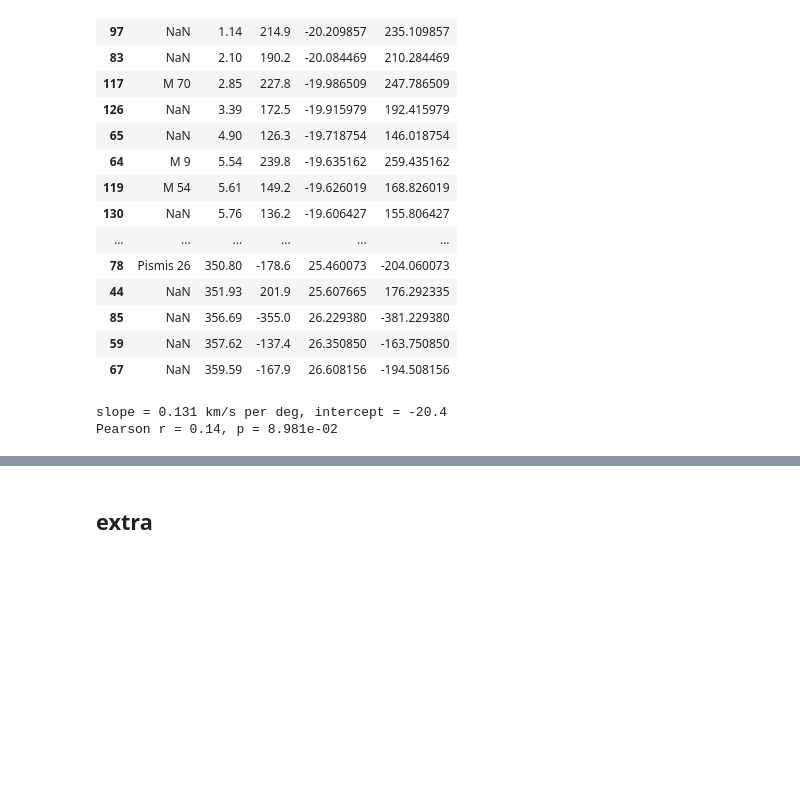
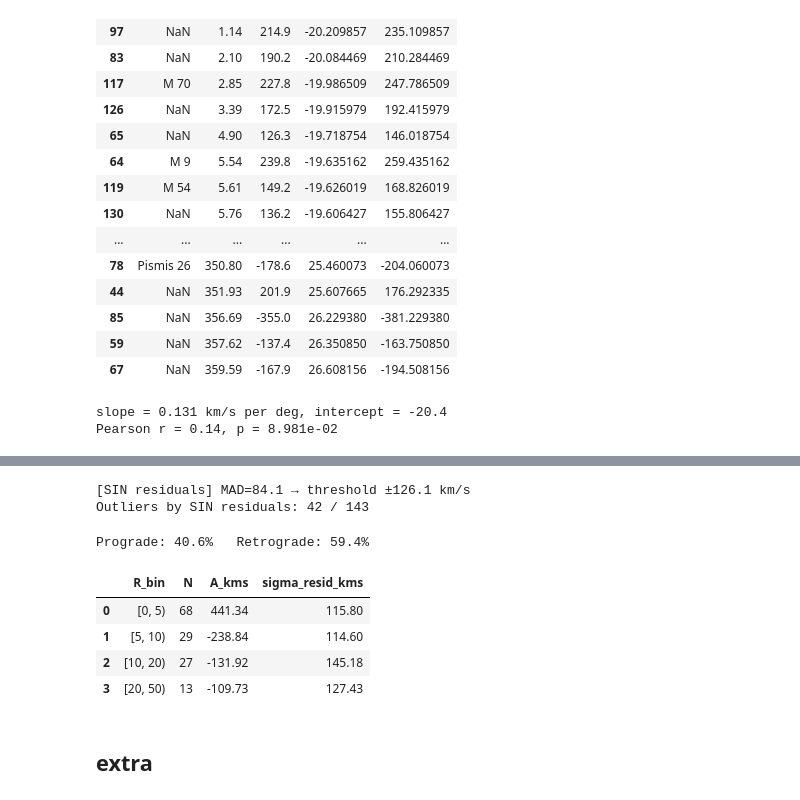
Before and after one commit to sleepdepr1ved/PHYS3116_Team, a Jupyter notebook: main.ipynb, the cells around one changed output, grey strips where cells are left out. Cells and saved outputs as stored; diff of their text form; code cells hidden in the pictures; blank space fills up the shorter version.

```diff
--- a/main.ipynb
+++ b/main.ipynb
@@ -369,3 +455,80 @@ Pearson r = 0.14, p = 8.981e-02
+# %%
+# === Sinusoidal residuals & alternate outlier flag (non-destructive) ===
+
+
+try:
+    v_sin, popt
+except NameError as e:
+    raise RuntimeError("Run the sinusoidal fit cell first to define v_sin and popt=[v0, A, L0].") from e
+
+# Compute sinusoidal residuals
+df_rot["v_fit_sin"] = v_sin(df_rot["L"], *popt)
+df_rot["v_resid_sin"] = df_rot["vel"] - df_rot["v_fit_sin"]
+
+# Robust threshold on SIN residuals (keeps your existing rot_outlier untouched)
+res = df_rot["v_resid_sin"]
+mad = (res - res.median()).abs().median()
+thr_sin = 1.5 * mad if mad > 0 else res.abs().quantile(0.9)
+df_rot["rot_outlier_sin"] = res.abs() > thr_sin
+
+print(f"[SIN residuals] MAD={mad:.1f} → threshold ±{thr_sin:.1f} km/s")
+print(f"Outliers by SIN residuals: {int(df_rot['rot_outlier_sin'].sum())} / {len(df_rot)}")
+
+# Save a separate outlier list for SIN residuals
+cols = [c for c in ["ID","Name","L","R_gc","vel","v_fit_sin","v_resid_sin"] if c in df_rot.columns]
+df_rot.loc[df_rot["rot_outlier_sin"], cols].to_csv(f"{OUT}/rotation_outliers_sin.csv", index=False)
+# %% [output]
+[SIN residuals] MAD=84.1 → threshold ±126.1 km/s
+Outliers by SIN residuals: 42 / 143
+# %%
+# === Prograde vs retrograde fraction (relative to fitted phase) ===
+# A cluster is "prograde" if (vel - v0) and sin(L - L0) have the same sign.
+v0, A, L0 = popt
+phase = np.sin(np.radians(df_rot["L"] - L0))
+sign_prod = (df_rot["vel"] - v0) * phase
+df_rot["prograde"] = sign_prod > 0
+
+tot = len(df_rot)
+pct_pro = 100.0 * df_rot["prograde"].mean() if tot else 0.0
+pct_retro = 100.0 - pct_pro
+print(f"Prograde: {pct_pro:.1f}%   Retrograde: {pct_retro:.1f}%")
+
+# Save small summary
+import pandas as pd
+pd.DataFrame({"metric":["prograde_pct","retrograde_pct"], "value":[pct_pro, pct_retro]}) \
+  .to_csv(f"{OUT}/prograde_retrograde_share.csv", index=False)
+# %% [output]
+Prograde: 40.6%   Retrograde: 59.4%
+# %%
+# === Rotation amplitude & residual dispersion vs R_gc bins ===
+from scipy.optimize import curve_fit
+
+bins = [0, 5, 10, 20, 50]  # kpc; tweak as you like
+df_rot["Rbin"] = pd.cut(df_rot["R_gc"], bins=bins, right=False)
+
+def fit_amp(sub):
+    if len(sub) < 8:
+        return np.nan, np.nan, np.nan
+    p, cov = curve_fit(v_sin, sub["L"], sub["vel"], p0=popt, maxfev=20000)
+    v0b, Ab, L0b = p
+    # residuals vs that bin's sinusoid
+    resid_b = sub["vel"] - v_sin(sub["L"], *p)
+    return v0b, Ab, float(resid_b.std())
+
+rows = []
+for rb, sub in df_rot.groupby("Rbin", observed=True):
+    v0b, Ab, sigb = fit_amp(sub)
+    rows.append({"R_bin": str(rb), "N": len(sub), "A_kms": Ab, "sigma_resid_kms": sigb})
+
+rot_radial = pd.DataFrame(rows)
+display(rot_radial.round(2))
+rot_radial.to_csv(f"{OUT}/rotation_radial_stats.csv", index=False)
+# %% [output]
+|  | R_bin | N | A_kms | sigma_resid_kms |
+| 0 | [0, 5) | 68 | 441.34 | 115.80 |
+| 1 | [5, 10) | 29 | -238.84 | 114.60 |
+| 2 | [10, 20) | 27 | -131.92 | 145.18 |
+| 3 | [20, 50) | 13 | -109.73 | 127.43 |
 # %% [markdown]
 ## extra
 # %%
```
Also changed, not shown: parts of 6 cells of this notebook, 22 other files.
